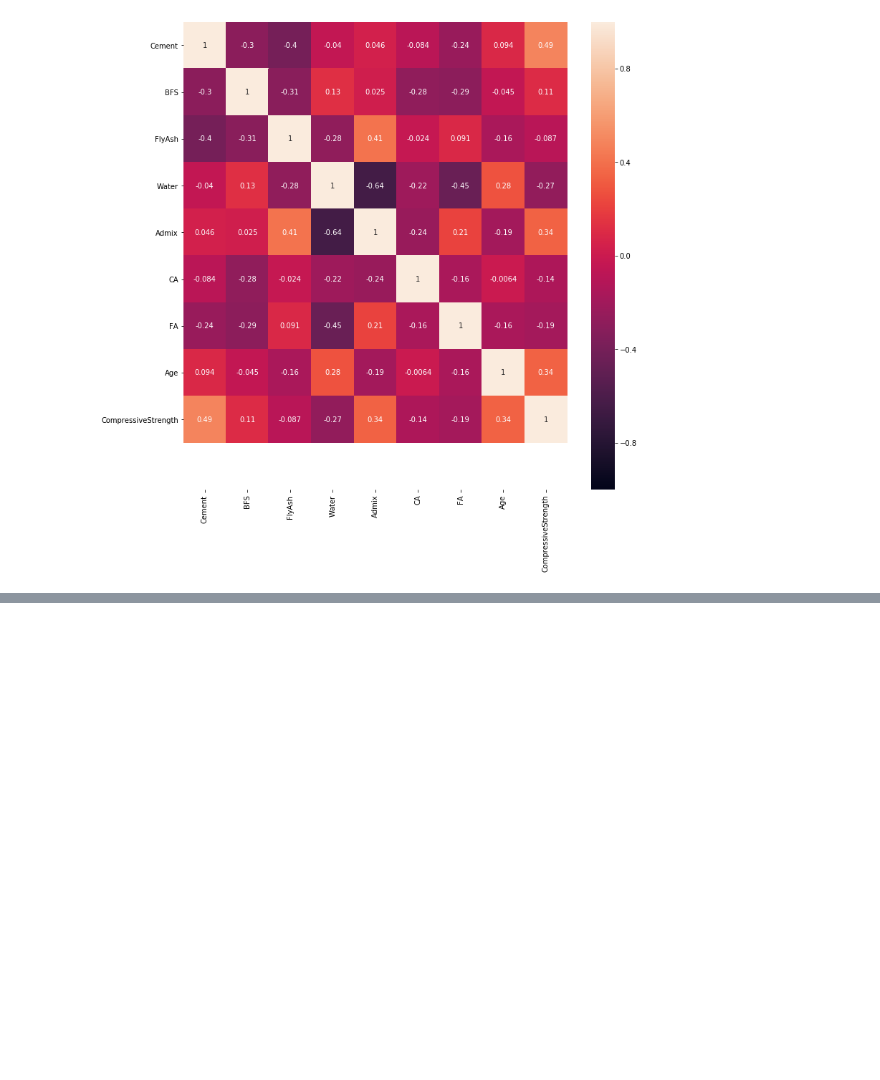
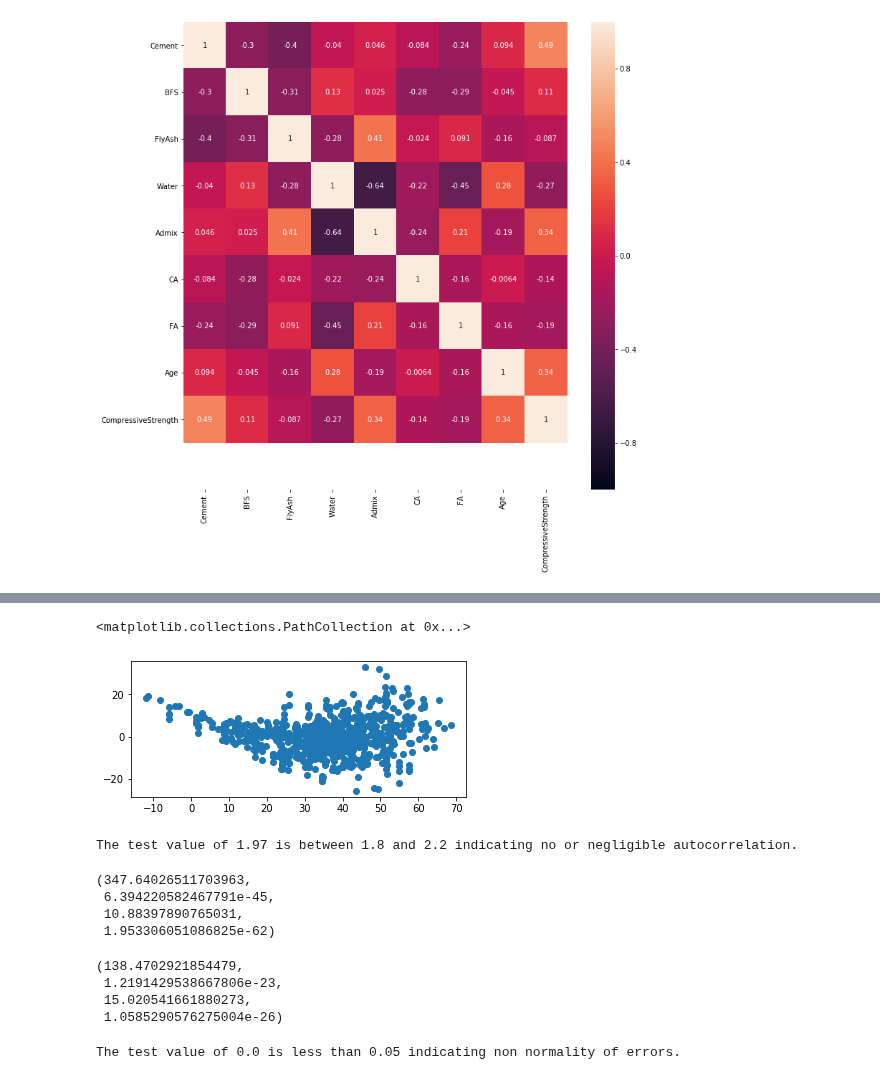
Before and after one commit to prabhathur/Data-Science, a Jupyter notebook: Conrete Compressive Strength/Concrete.ipynb, the cells around one changed output, grey strips where cells are left out. Cells and saved outputs as stored; diff of their text form; code cells hidden in the pictures; blank space fills up the shorter version.

```diff
--- a/Conrete Compressive Strength/Concrete.ipynb
+++ b/Conrete Compressive Strength/Concrete.ipynb
@@ -346,0 +200,5 @@ print(rss)
+# %%
+#Correlation with added variable
+train=xtrain1
+train['Strength']=ytrain
+train.corr()['Strength']
@@ -346,0 +219,4 @@ print(rss)
+# %%
+train['Lage']=np.log(train['Age'])
+xtrain2=train.loc[:,['W/C','Lage']]
+xtrain2=stm.add_constant(xtrain2)
@@ -346,0 +259,3 @@ print(rss)
+# %%
+model=stm.OLS(ytrain,xtrain2).fit() #ordinary least squares regression
+model.summary()
@@ -346,0 +306,38 @@ print(rss)
+# %%
+pred_val = model.fittedvalues
+residual = ytrain - pred_val
+fig, ax = plt.subplots(figsize=(6,2.5))
+ax.scatter(pred_val,residual)
+# %% [output]
+<matplotlib.collections.PathCollection at 0x...>
+[figure, added]
+# %%
+test=durbin_watson(model.resid)
+if ((test<2.2) & (test >1.8)):
+    print(f'The test value of {round(test,2)} is between 1.8 and 2.2 indicating no or negligible autocorrelation.')
+else:
+    print('The value indicates presence of autocorrelation')
+# %% [output]
+The test value of 1.97 is between 1.8 and 2.2 indicating no or negligible autocorrelation.
+# %%
+het_white(model.resid,xtrain)
+# %% [output]
+(347.64026511703963,
+ 6.394220582467791e-45,
+ 10.88397890765031,
+ 1.953306051086825e-62)
+# %%
+het_breuschpagan(model.resid,xtrain)
+# %% [output]
+(138.4702921854479,
+ 1.2191429538667806e-23,
+ 15.020541661880273,
+ 1.0585290576275004e-26)
+# %%
+p=jarque_bera(model.resid)[1]
+if (p<0.05):
+    print(f'The test value of {round(p,2)} is less than 0.05 indicating non normality of errors.')
+else:
+    print(f'The p value of {round(p,2)} indicates the errors are normally distributed')
+# %% [output]
+The test value of 0.0 is less than 0.05 indicating non normality of errors.
```
Also changed, not shown: parts of 83 cells of this notebook.
